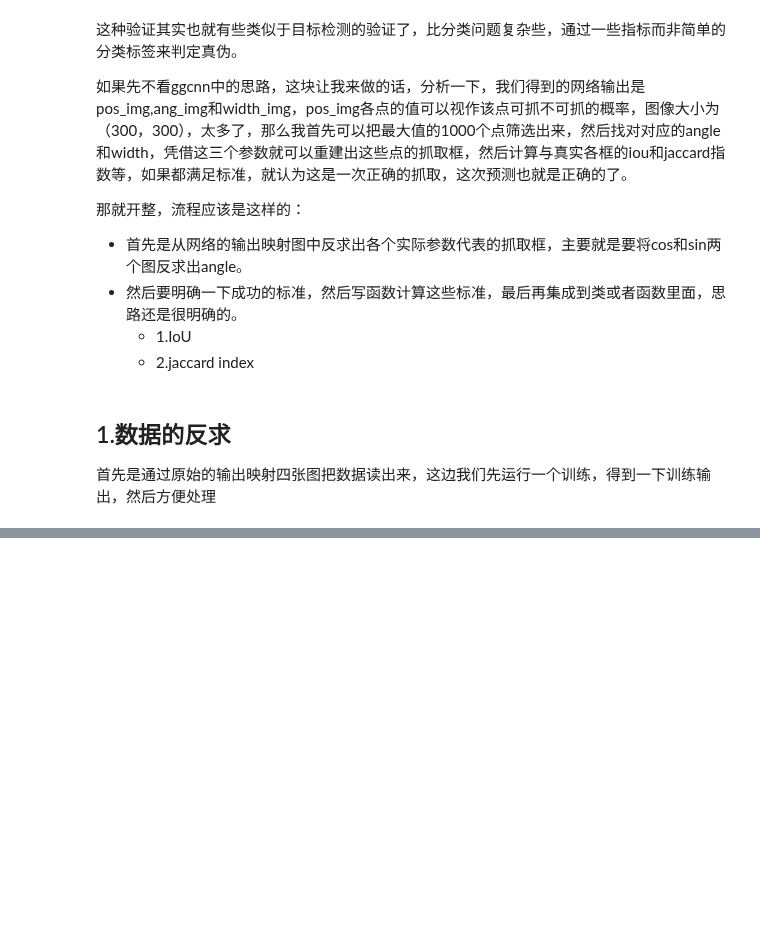
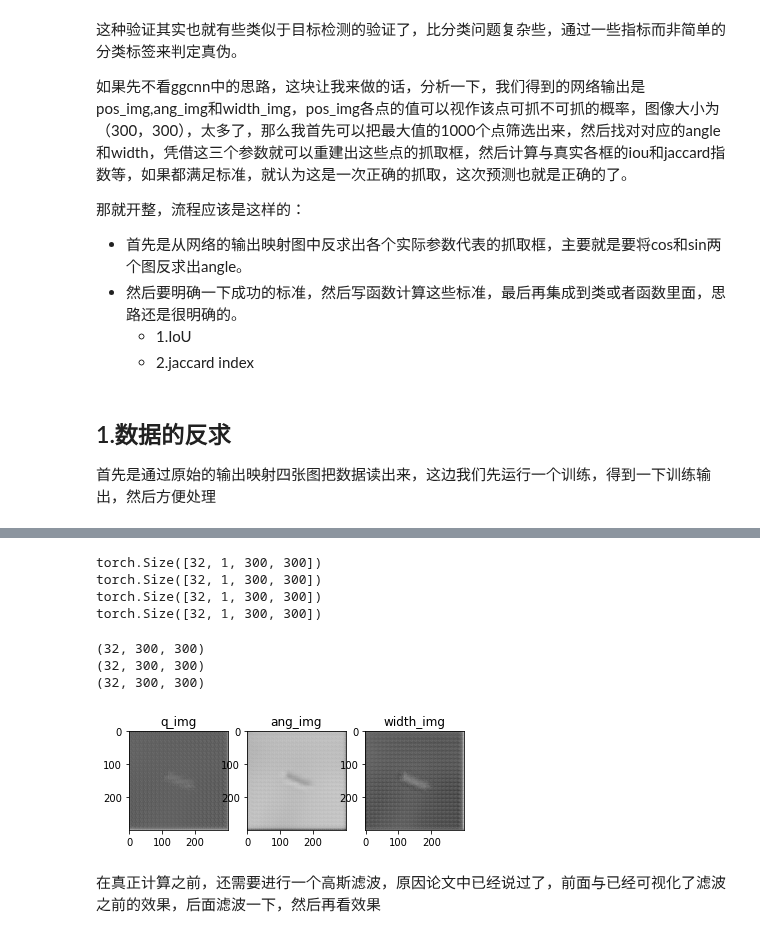
Before and after one commit to OneOneLiu/ggcnn_cornell_dataset, a Jupyter notebook: validate.ipynb, the cells around one changed output, grey strips where cells are left out. Saved outputs shown, nothing was run; the diff lists cells and outputs as text; code cells hidden in the pictures; blank space fills up the shorter version.

```diff
--- a/validate.ipynb
+++ b/validate.ipynb
@@ -93,0 +94,42 @@ plt.show()
+# %%
+print(pos.shape)
+print(cos.shape)
+print(sin.shape)
+print(width.shape)
+# %% [output]
+torch.Size([32, 1, 300, 300])
+torch.Size([32, 1, 300, 300])
+torch.Size([32, 1, 300, 300])
+torch.Size([32, 1, 300, 300])
+# %%
+q_img = pos.data.numpy().squeeze()
+ang_img = (torch.atan2(sin, cos) / 2.0).data.numpy().squeeze()
+width_img = width.data.numpy().squeeze()
+# %%
+#squeeze的作用通过前后的shape就可以看出来，对于单通道的图像，可视化以及后面计算的时候是不要需要第三个维度的，所以去掉了
+print(q_img.shape)
+print(ang_img.shape)
+print(width_img.shape)
+# %% [output]
+(32, 300, 300)
+(32, 300, 300)
+(32, 300, 300)
+# %%
+#可视化一下看看效果
+
+num = 20
+
+plt.subplot(131)
+plt.title('q_img')
+plt.imshow(q_img[num],cmap=plt.cm.gray)
+plt.subplot(132)
+plt.title('ang_img')
+plt.imshow(ang_img[num],cmap=plt.cm.gray)
+plt.subplot(133)
+plt.title('width_img')
+plt.imshow(width_img[num],cmap=plt.cm.gray)
+plt.show()
+# %% [output]
+[figure, added]
+# %% [markdown]
+在真正计算之前，还需要进行一个高斯滤波，原因论文中已经说过了，前面与已经可视化了滤波之前的效果，后面滤波一下，然后再看效果
```
Also changed, not shown: parts of 8 cells of this notebook, 3 other files.
